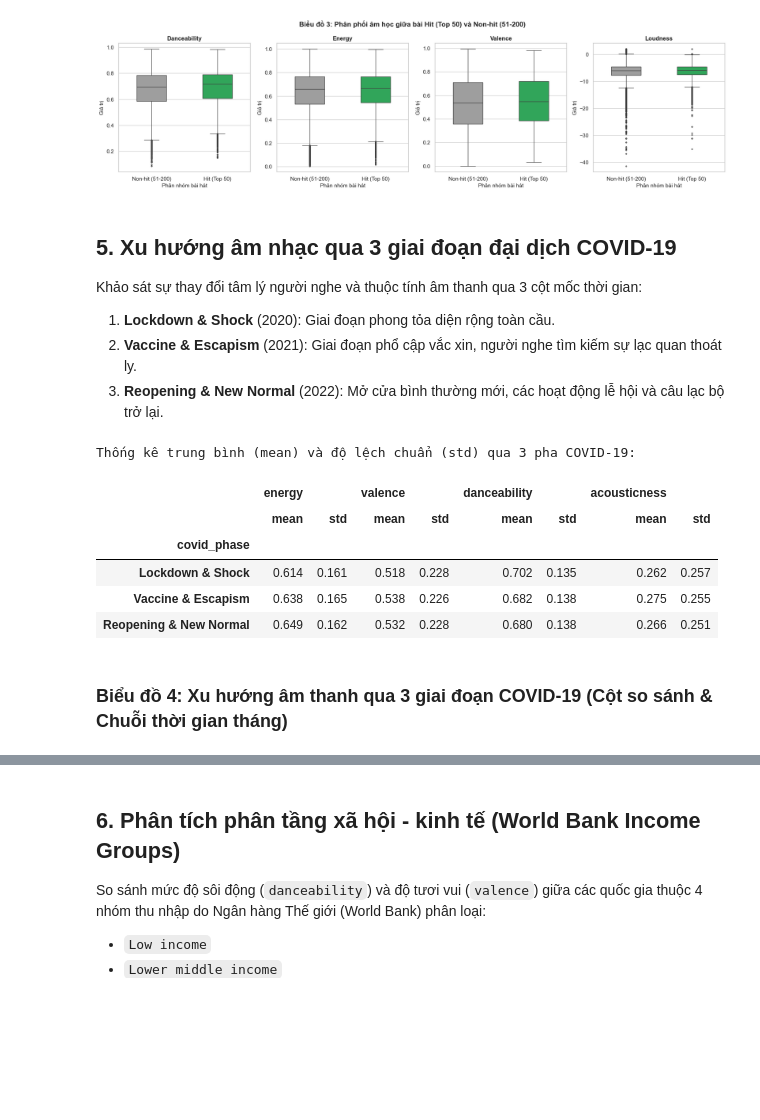
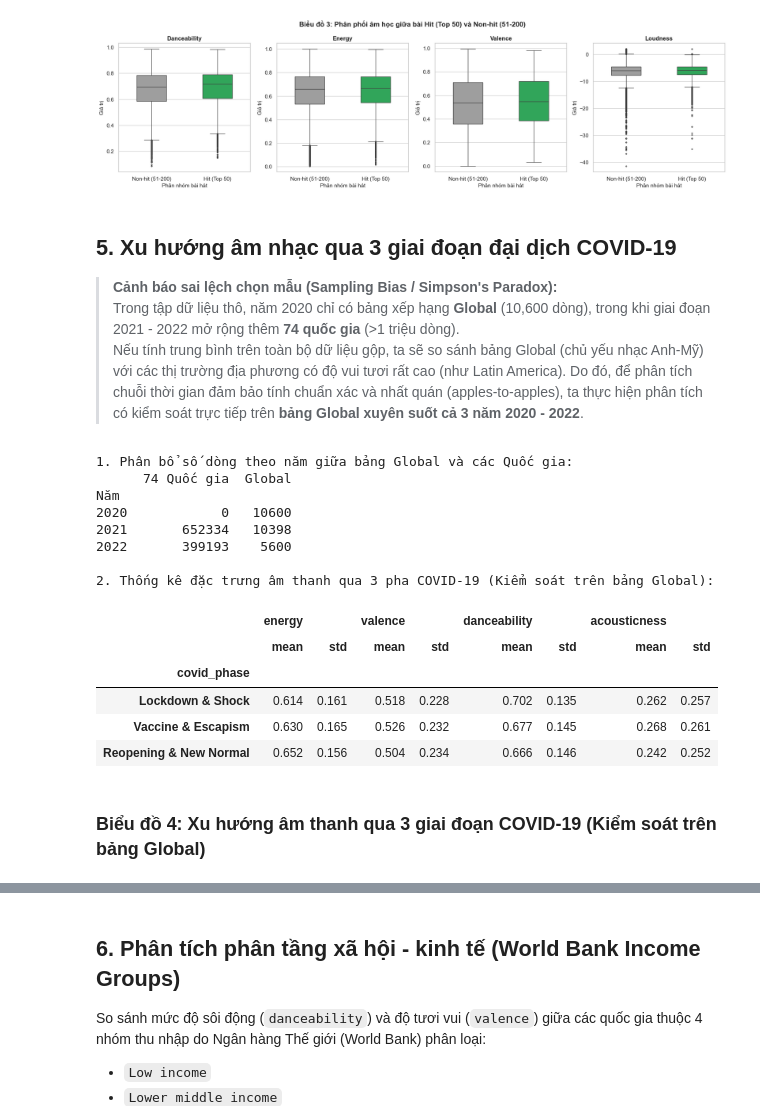
Before and after one commit to lyhiahan/Spotify_Audio_Trends_Analytics, a Jupyter notebook: notebooks/02_eda.ipynb, the cells around one changed output, grey strips where cells are left out. Drawn from its saved outputs; the diff is of its cells as text; code cells hidden in the pictures; blank space fills up the shorter version.

```diff
--- a/notebooks/02_eda.ipynb
+++ b/notebooks/02_eda.ipynb
@@ -254,27 +274,41 @@ plt.show()
 # %% [markdown]
 ## 5. Xu hướng âm nhạc qua 3 giai đoạn đại dịch COVID-19
 
-Khảo sát sự thay đổi tâm lý người nghe và thuộc tính âm thanh qua 3 cột mốc thời gian:
-1. **Lockdown & Shock** (2020): Giai đoạn phong tỏa diện rộng toàn cầu.
-2. **Vaccine & Escapism** (2021): Giai đoạn phổ cập vắc xin, người nghe tìm kiếm sự lạc quan thoát ly.
-3. **Reopening & New Normal** (2022): Mở cửa bình thường mới, các hoạt động lễ hội và câu lạc bộ trở lại.
+> **Cảnh báo sai lệch chọn mẫu (Sampling Bias / Simpson's Paradox):**
+> Trong tập dữ liệu thô, năm 2020 chỉ có bảng xếp hạng **Global** (10,600 dòng), trong khi giai đoạn 2021 - 2022 mở rộng thêm **74 quốc gia** (>1 triệu dòng).
+> Nếu tính trung bình trên toàn bộ dữ liệu gộp, ta sẽ so sánh bảng Global (chủ yếu nhạc Anh-Mỹ) với các thị trường địa phương có độ vui tươi rất cao (như Latin America). Do đó, để phân tích chuỗi thời gian đảm bảo tính chuẩn xác và nhất quán (apples-to-apples), ta thực hiện phân tích có kiểm soát trực tiếp trên **bảng Global xuyên suốt cả 3 năm 2020 - 2022**.
 # %%
 phase_order = ["Lockdown & Shock", "Vaccine & Escapism", "Reopening & New Normal"]
 phase_metrics = ["energy", "valence", "danceability", "acousticness"]
 
-phase_summary = df.groupby("covid_phase")[phase_metrics].agg(["mean", "std"]).reindex(phase_order)
-print("Thống kê trung bình (mean) và độ lệch chuẩn (std) qua 3 pha COVID-19:")
-phase_summary.round(3)
+# Bảng kiểm soát phân bổ mẫu theo năm
+print("1. Phân bổ số dòng theo năm giữa bảng Global và các Quốc gia:")
+ct = pd.crosstab(df['year'], df['country'] == 'Global', rownames=['Năm'], colnames=['Là Global'])
+ct.columns = ['74 Quốc gia', 'Global']
+print(ct)
+
+# 2. Thống kê kiểm soát chọn mẫu trên bảng Global (nhất quán qua 3 năm)
+df_glob = df[df['country'] == 'Global']
+phase_summary_glob = df_glob.groupby('covid_phase')[phase_metrics].agg(['mean', 'std']).reindex(phase_order)
+print("\n2. Thống kê đặc trưng âm thanh qua 3 pha COVID-19 (Kiểm soát trên bảng Global):")
+phase_summary_glob.round(3)
 # %% [output]
-Thống kê trung bình (mean) và độ lệch chuẩn (std) qua 3 pha COVID-19:
+1. Phân bổ số dòng theo năm giữa bảng Global và các Quốc gia:
+      74 Quốc gia  Global
+Năm
+2020            0   10600
+2021       652334   10398
+2022       399193    5600
+
+2. Thống kê đặc trưng âm thanh qua 3 pha COVID-19 (Kiểm soát trên bảng Global):
 |  | energy |  | valence |  | danceability |  | acousticness |  |
 |  | mean | std | mean | std | mean | std | mean | std |
 | covid_phase |  |  |  |  |  |  |  |  |
 | Lockdown & Shock | 0.614 | 0.161 | 0.518 | 0.228 | 0.702 | 0.135 | 0.262 | 0.257 |
-| Vaccine & Escapism | 0.638 | 0.165 | 0.538 | 0.226 | 0.682 | 0.138 | 0.275 | 0.255 |
-| Reopening & New Normal | 0.649 | 0.162 | 0.532 | 0.228 | 0.680 | 0.138 | 0.266 | 0.251 |
+| Vaccine & Escapism | 0.630 | 0.165 | 0.526 | 0.232 | 0.677 | 0.145 | 0.268 | 0.261 |
+| Reopening & New Normal | 0.652 | 0.156 | 0.504 | 0.234 | 0.666 | 0.146 | 0.242 | 0.252 |
 # %% [markdown]
-### Biểu đồ 4: Xu hướng âm thanh qua 3 giai đoạn COVID-19 (Cột so sánh & Chuỗi thời gian tháng)
+### Biểu đồ 4: Xu hướng âm thanh qua 3 giai đoạn COVID-19 (Kiểm soát trên bảng Global)
 # %%
 fig, axes = plt.subplots(1, 2, figsize=(17, 5))
 
```
Also changed, not shown: parts of 11 cells of this notebook.
